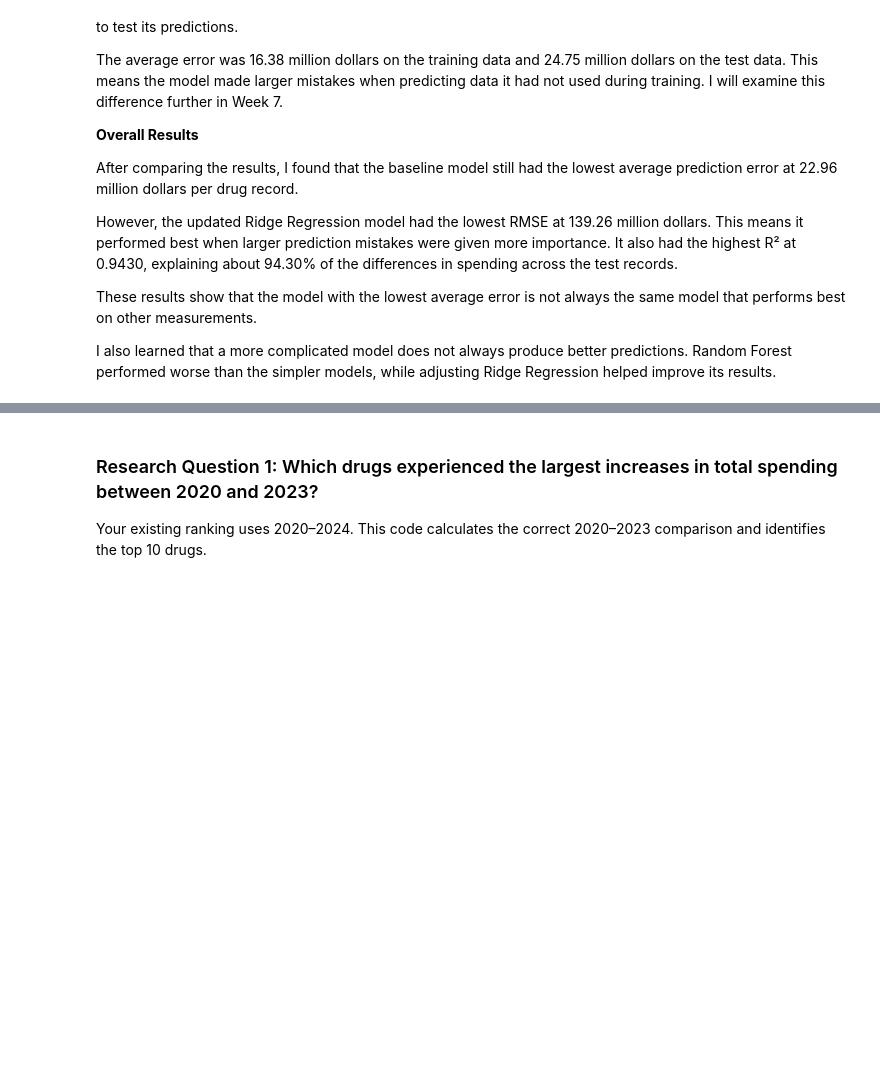
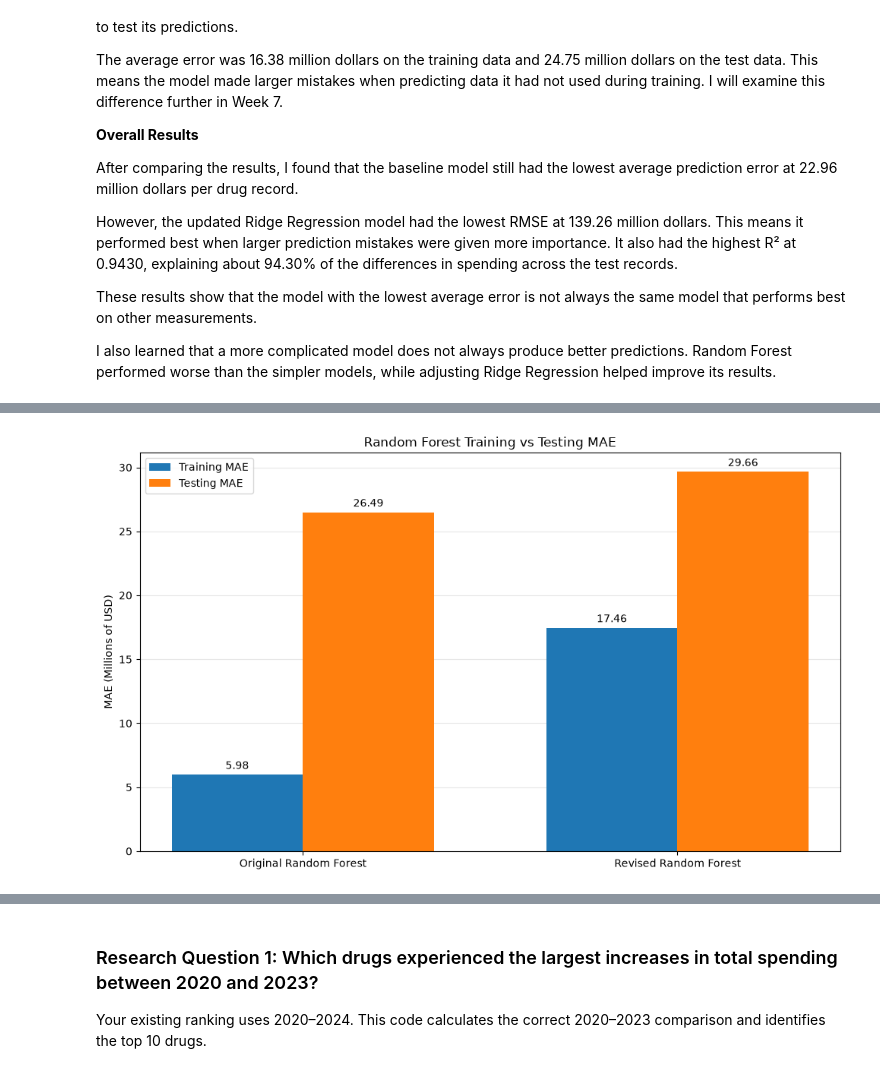
Before and after one commit to adrianakopf/DataScienceIU_INFO-I-492, a Jupyter notebook: MedicarePartD.ipynb, the cells around one changed output, grey strips where cells are left out. Saved outputs shown, nothing was run; the diff lists cells and outputs as text; code cells hidden in the pictures; blank space fills up the shorter version.

```diff
--- a/MedicarePartD.ipynb
+++ b/MedicarePartD.ipynb
@@ -5310,0 +4998,65 @@ The goal is to connect the data analysis and machine learning results to the res
+# %%
+
+# Compare original and revised Random Forest errors.
+
+# Get model names from the comparison table.
+model_names = comparison["Model"].tolist()
+
+# Convert MAE values to millions.
+training_mae = (
+    comparison["Training MAE"].to_numpy() / 1_000_000
+)
+
+testing_mae = (
+    comparison["Testing MAE"].to_numpy() / 1_000_000
+)
+
+# Set bar positions.
+x = np.arange(len(model_names))
+width = 0.35
+
+fig, ax = plt.subplots(figsize=(10, 6))
+
+# Display training MAE.
+bars_train = ax.bar(
+    x - width / 2,
+    training_mae,
+    width,
+    label="Training MAE"
+)
+
+# Display testing MAE.
+bars_test = ax.bar(
+    x + width / 2,
+    testing_mae,
+    width,
+    label="Testing MAE"
+)
+
+# Display values above the bars.
+ax.bar_label(bars_train, fmt="%.2f", padding=3)
+ax.bar_label(bars_test, fmt="%.2f", padding=3)
+
+# Format the graph.
+ax.set_xticks(x)
+ax.set_xticklabels(model_names)
+
+ax.set_ylabel("MAE (Millions of USD)")
+ax.set_title("Random Forest Training vs Testing MAE")
+ax.legend()
+
+ax.grid(axis="y", alpha=0.3)
+ax.set_axisbelow(True)
+
+plt.tight_layout()
+
+# Save the graph.
+plt.savefig(
+    graphs_folder / "Medicare_Part_D_Random_Forest_Overfitting.png",
+    dpi=300,
+    bbox_inches="tight"
+)
+
+plt.show()
+# %% [output]
+[figure, added]
```
Also changed, not shown: parts of 67 cells of this notebook.
